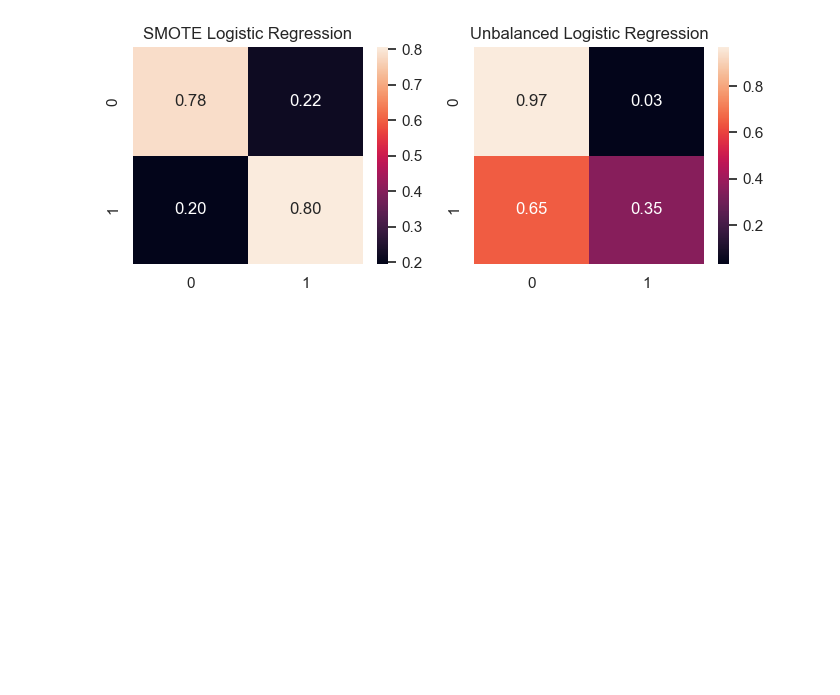
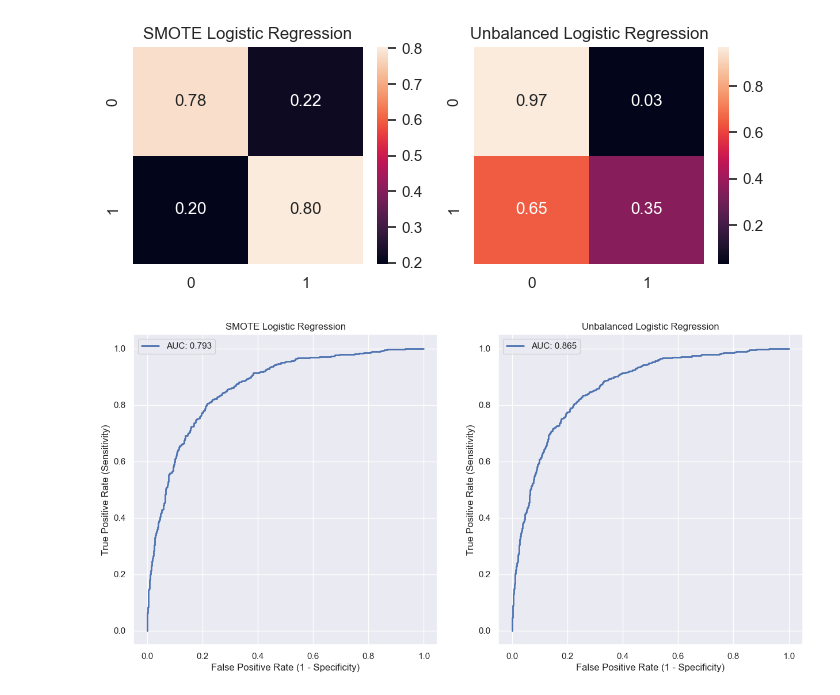
Before and after one commit to rafasj13/ML-Assignments, a Jupyter notebook: ML-Assignment2/all_variables.ipynb, the cells around one changed output. Saved outputs shown, nothing was run; the diff lists cells and outputs as text; code cells hidden in the pictures; blank space fills up the shorter version.

```diff
--- a/ML-Assignment2/all_variables.ipynb
+++ b/ML-Assignment2/all_variables.ipynb
@@ -102,7 +102,9 @@ logres_unbal.fit(Xtrain, ytrain)
 LogisticRegression()
 # %%
 ypred = logres.predict(Xtest)
+ypred_prob = logres.predict_proba(Xtest)[:,1]
 ypred_unbal = logres_unbal.predict(Xtest)
+ypred_unbal_prob = logres_unbal.predict_proba(Xtest)[:,1]
 # %%
 report = classification_report(ytest, ypred)
 f1score = f1_score(ytest,ypred)
@@ -162,6 +164,30 @@ axes[1].set_title('Unbalanced Logistic Regression')
 plt.tight_layout()
 # %% [output]
 [figure]
+# %%
+plt.figure(figsize=(15,7))
+
+plt.subplot(121)
+fpr, tpr, thresholds = roc_curve(ytest, ypred_prob)
+rocauc = roc_auc_score(ytest,ypred)
+plt.plot(fpr, tpr, linewidth=2)
+plt.title('SMOTE Logistic Regression')
+plt.xlabel('False Positive Rate (1 - Specificity)')
+plt.ylabel('True Positive Rate (Sensitivity)')
+plt.legend([f"AUC: {round(rocauc,3)}"])
+
+plt.subplot(122)
+fpr, tpr, thresholds = roc_curve(ytest, ypred_unbal_prob)
+rocauc = roc_auc_score(ytest,ypred_unbal_prob)
+plt.plot(fpr, tpr, linewidth=2)
+plt.title('Unbalanced Logistic Regression')
+plt.xlabel('False Positive Rate (1 - Specificity)')
+plt.ylabel('True Positive Rate (Sensitivity)')
+plt.legend([f"AUC: {round(rocauc,3)}"])
+
+plt.show()
+# %% [output]
+[figure, added]
 # %%
 coefs = list(logres.coef_)
 coefs_unbal = list(logres_unbal.coef_)
```
Also changed, not shown: parts of 10 cells of this notebook, 1 other file.
